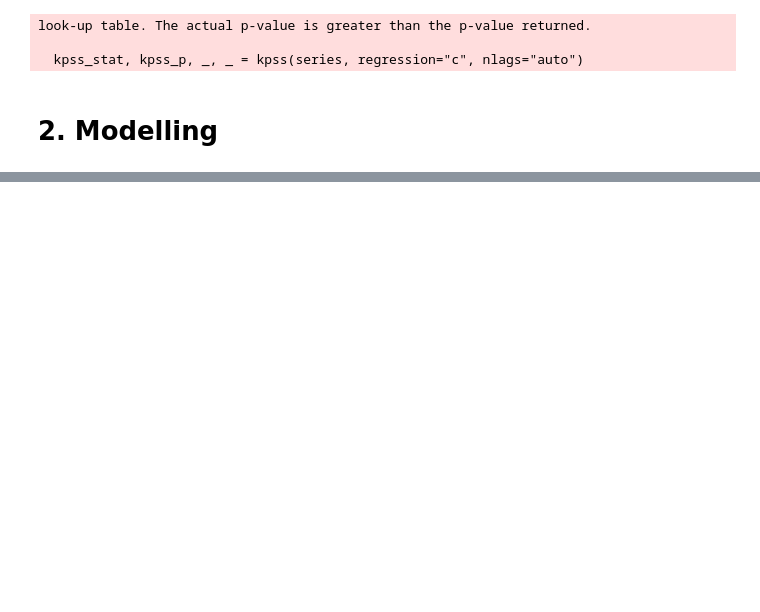
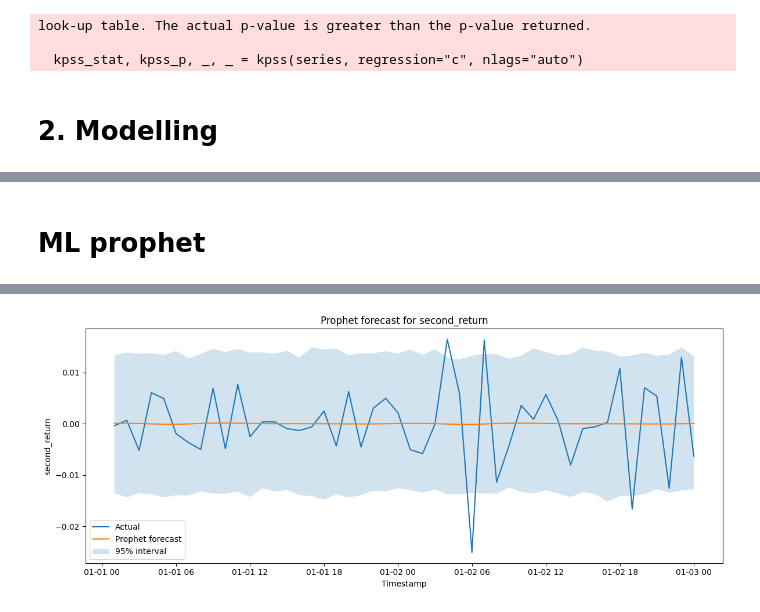
Before and after one commit to AgataJuda/Machine-Learning-for-Data-Analytics, a Jupyter notebook: notebooks/Processed_data.ipynb, the cells around one changed output, grey strips where cells are left out. Drawn from its saved outputs; the diff is of its cells as text; code cells hidden in the pictures; blank space fills up the shorter version.

```diff
--- a/notebooks/Processed_data.ipynb
+++ b/notebooks/Processed_data.ipynb
@@ -617,0 +1172,71 @@ Best AIC: -729392.4840
+# %% [markdown]
+# ML prophet
+# %%
+# =========================
+# 17. PROPHET FORECAST
+# =========================
+
+# jeśli nie masz:
+# !pip install prophet
+
+from prophet import Prophet
+
+prophet_train = train_series.reset_index()
+prophet_train.columns = ["ds", "y"]
+
+prophet_test = test_series.iloc[:48].reset_index()
+prophet_test.columns = ["ds", "y"]
+
+prophet_model = Prophet(
+    daily_seasonality=True,
+    weekly_seasonality=True,
+    yearly_seasonality=False
+)
+
+prophet_model.fit(prophet_train)
+
+future = prophet_test[["ds"]]
+
+prophet_forecast = prophet_model.predict(future)
+
+prophet_forecast_df = pd.DataFrame({
+    "actual": prophet_test["y"].values,
+    "forecast": prophet_forecast["yhat"].values,
+    "lower_95": prophet_forecast["yhat_lower"].values,
+    "upper_95": prophet_forecast["yhat_upper"].values
+}, index=prophet_test["ds"])
+
+
+# =========================
+# 18. PROPHET PLOT
+# =========================
+
+plt.figure(figsize=(12, 5))
+
+plt.plot(
+    prophet_forecast_df.index,
+    prophet_forecast_df["actual"],
+    label="Actual"
+)
+
+plt.plot(
+    prophet_forecast_df.index,
+    prophet_forecast_df["forecast"],
+    label="Prophet forecast"
+)
+
+plt.fill_between(
+    prophet_forecast_df.index,
+    prophet_forecast_df["lower_95"],
+    prophet_forecast_df["upper_95"],
+    alpha=0.2,
+    label="95% interval"
+)
+
+plt.title("Prophet forecast for second_return")
+plt.xlabel("Timestamp")
+plt.ylabel("second_return")
+plt.legend()
+plt.tight_layout()
+plt.show()
+# %% [output]
@@ -617,0 +1245 @@ Best AIC: -729392.4840
+[figure, added]
```
Also changed, not shown: parts of 20 cells of this notebook, 2 other files.
